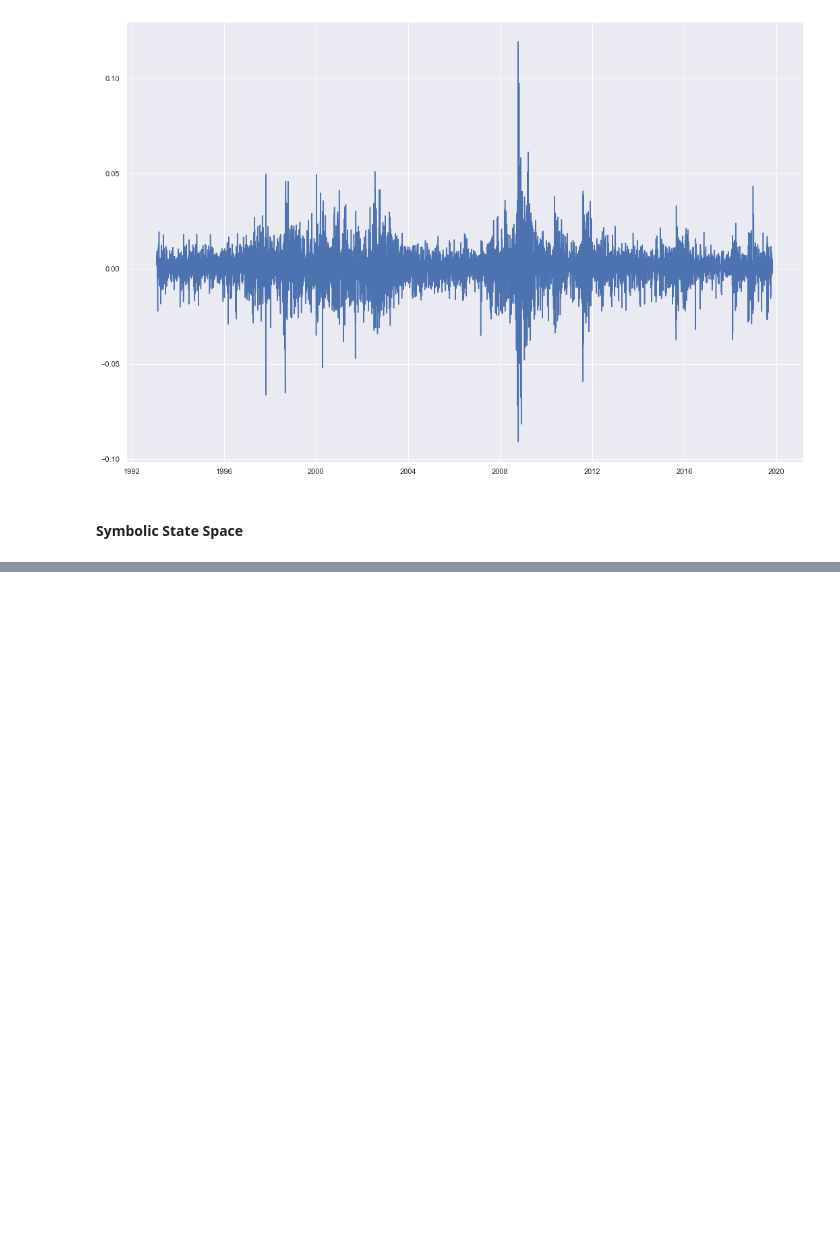
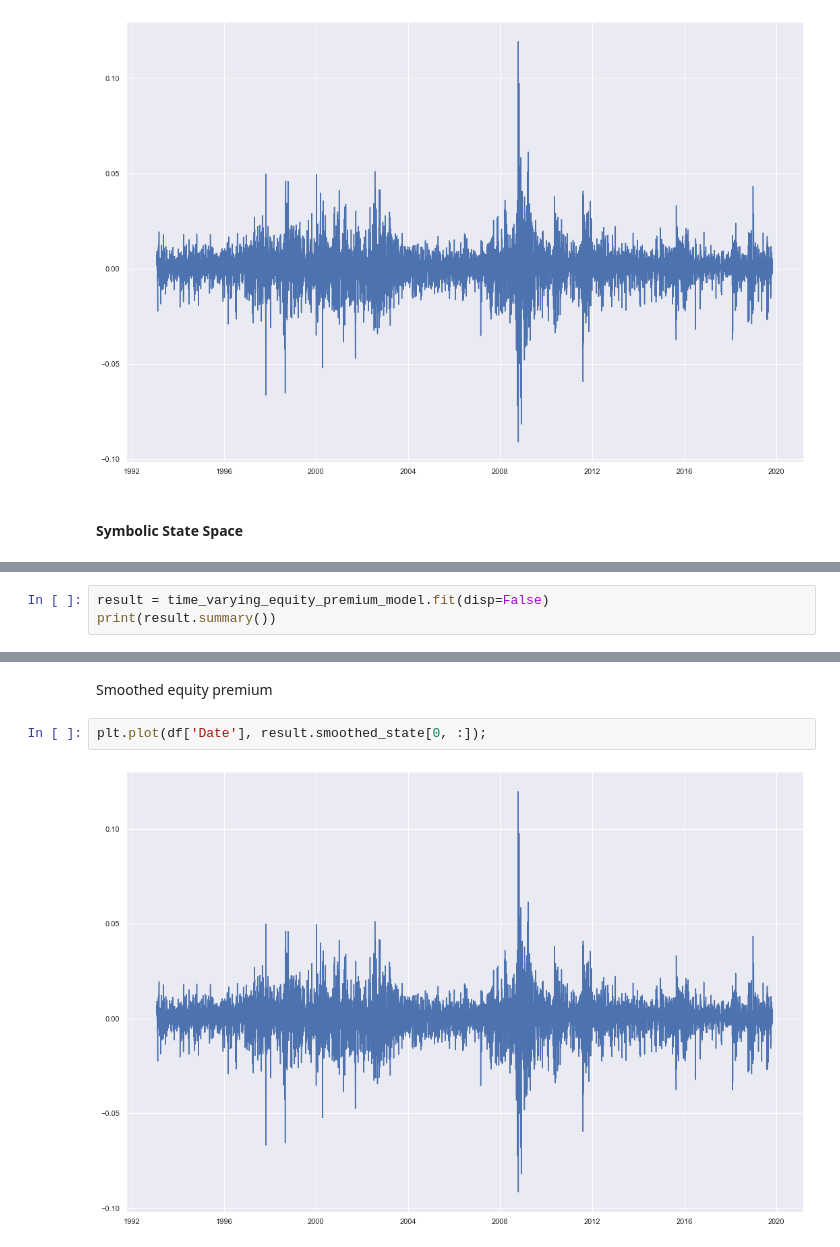
Before and after one commit to michaelnowotny/state_space, a Jupyter notebook: notebooks/Time-Variation in the Equity Premium.ipynb, the cells around one changed output, grey strips where cells are left out. Cells and saved outputs as stored; diff of their text form; blank space fills up the shorter version.

Commit message:
- added fitting, printing of results and plotting of smoothed state from symbolic model to notebook

```diff
--- a/notebooks/Time-Variation in the Equity Premium.ipynb
+++ b/notebooks/Time-Variation in the Equity Premium.ipynb
@@ -335,0 +333,3 @@ Data type not understood; expecting list of lists or lists of values.
+# %%
+result = time_varying_equity_premium_model.fit(disp=False)
+print(result.summary())
@@ -335,0 +354,6 @@ Data type not understood; expecting list of lists or lists of values.
+# %% [markdown]
+Smoothed equity premium
+# %%
+plt.plot(df['Date'], result.smoothed_state[0, :]);
+# %% [output]
+[figure, added]
```
Also changed, not shown: parts of 3 cells of this notebook.
